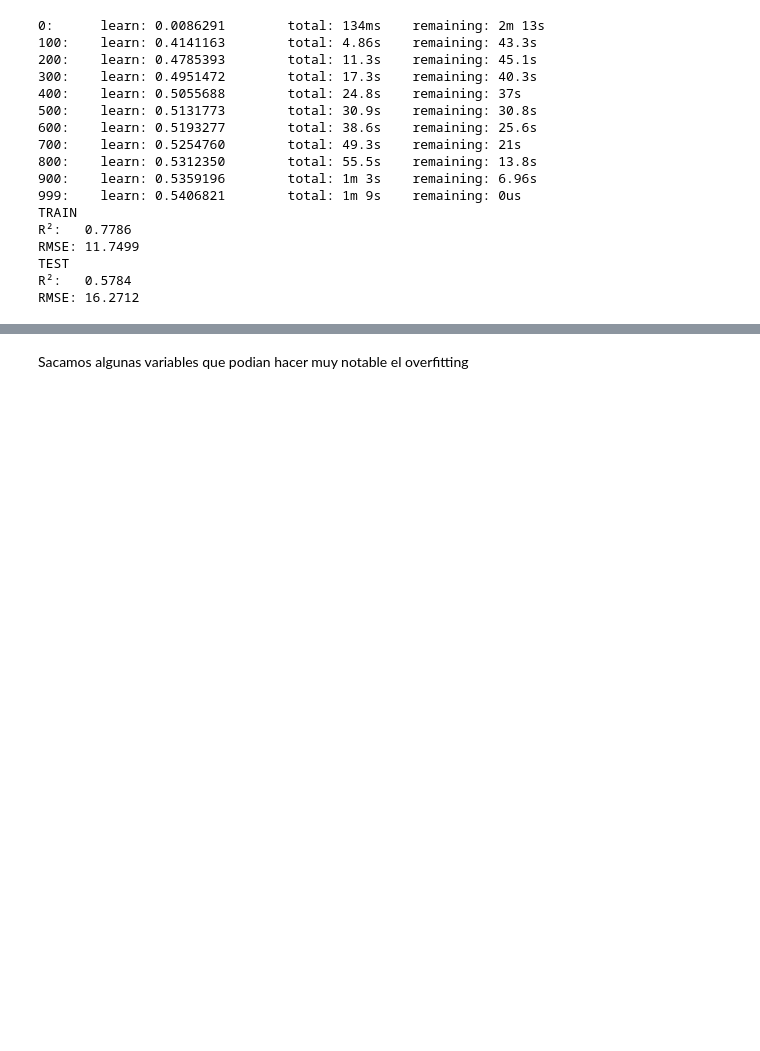
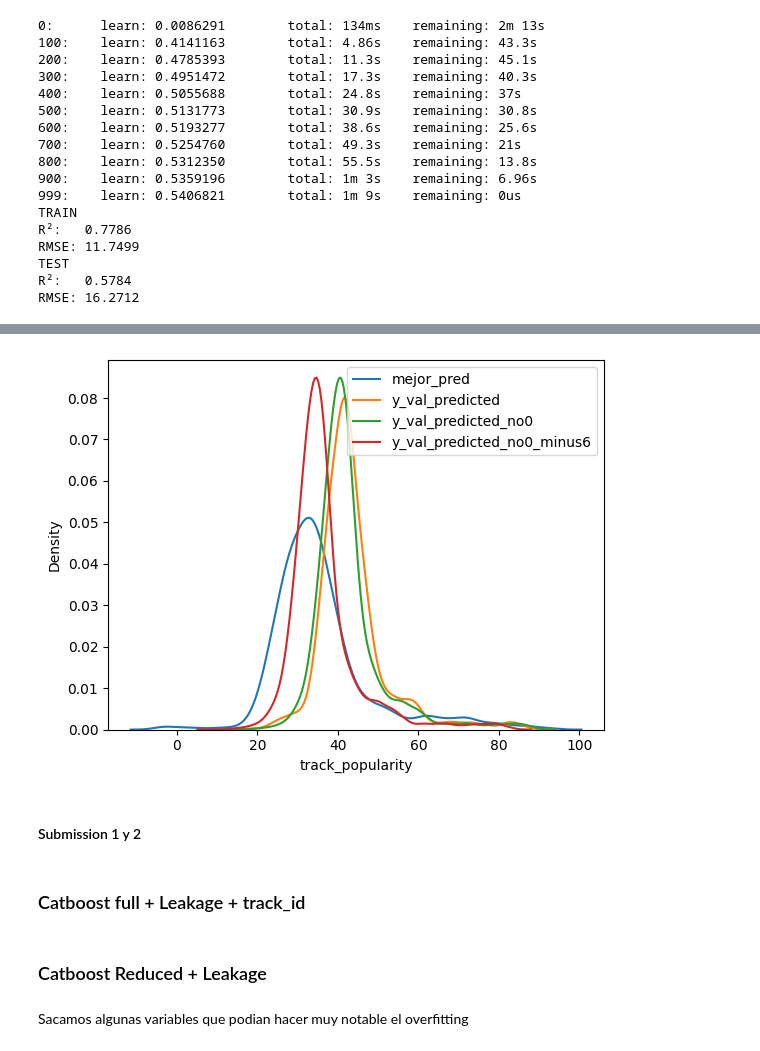
Before and after one commit to ichiP245/TP_Kaggle_Predictivo, a Jupyter notebook: Notebooks/Modelos6.ipynb, the cells around one changed output, grey strips where cells are left out. Cells and saved outputs as stored; diff of their text form; code cells hidden in the pictures; blank space fills up the shorter version.

```diff
--- a/Notebooks/Modelos6.ipynb
+++ b/Notebooks/Modelos6.ipynb
@@ -187,0 +404,5 @@ RMSE: 16.2712
+# %%
+X = df_plus_FE[df_plus_FE['track_popularity'] != 0].drop(columns=['track_popularity'])
+y = df_plus_FE.loc[df_plus_FE['track_popularity'] != 0, 'track_popularity']
+
+X_train, X_test, y_train, y_test = train_test_split(X, y, test_size=0.2, random_state=42)
@@ -187,0 +413,26 @@ RMSE: 16.2712
+# %%
+cat_features = X.select_dtypes(include='object').columns.tolist()
+
+train_pool = Pool(X_train, y_train, cat_features=cat_features)
+# %%
+model_no0 = CatBoostRegressor(
+    iterations=1000,
+    learning_rate=0.02,
+    loss_function='RMSE',
+    eval_metric='R2',
+    random_seed=42,
+    verbose=100
+)
+
+# ── ENTRENAMIENTO ──────────────────────────────────────────────
+model_no0.fit(train_pool)
+
+print('TRAIN')
+y_pred_no0 = model_no0.predict(X_train)
+print(f"R²:   {r2_score(y_train, y_pred_no0):.4f}")
+print(f"RMSE: {np.sqrt(mean_squared_error(y_train, y_pred_no0)):.4f}")
+
+print('TEST')
+y_pred_no0 = model_no0.predict(X_test)
+print(f"R²:   {r2_score(y_test, y_pred_no0):.4f}")
+print(f"RMSE: {np.sqrt(mean_squared_error(y_test, y_pred_no0)):.4f}")
@@ -187,0 +457,11 @@ RMSE: 16.2712
+# %%
+y_val_predicted_no0 = model_no0.predict(df_val_FE[X_train.columns.to_list()])
+# %%
+sns.kdeplot(mejor_pred['track_popularity'], label='mejor_pred')
+sns.kdeplot(y_val_predicted, label='y_val_predicted')
+sns.kdeplot(y_val_predicted_no0, label='y_val_predicted_no0')
+sns.kdeplot(y_val_predicted_no0 - 6, label='y_val_predicted_no0_minus6')
+plt.legend()
+plt.show()
+# %% [output]
+[figure, added]
@@ -187,0 +470,4 @@ RMSE: 16.2712
+# %% [markdown]
+#### Submission 1 y 2
+# %% [markdown]
+### Catboost full + Leakage + track_id
@@ -188,3 +504,5 @@ RMSE: 16.2712
+# %% [markdown]
+### Catboost Reduced + Leakage
 # %% [markdown]
 Sacamos algunas variables que podian hacer muy notable el overfitting
 # %%
```
Also changed, not shown: parts of 32 cells of this notebook.
